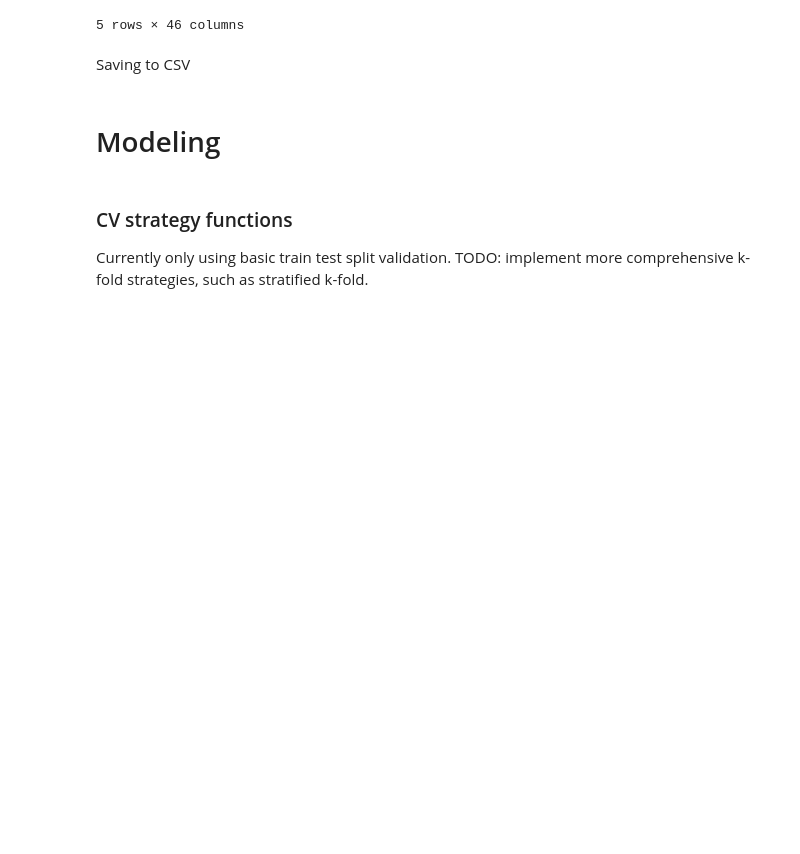
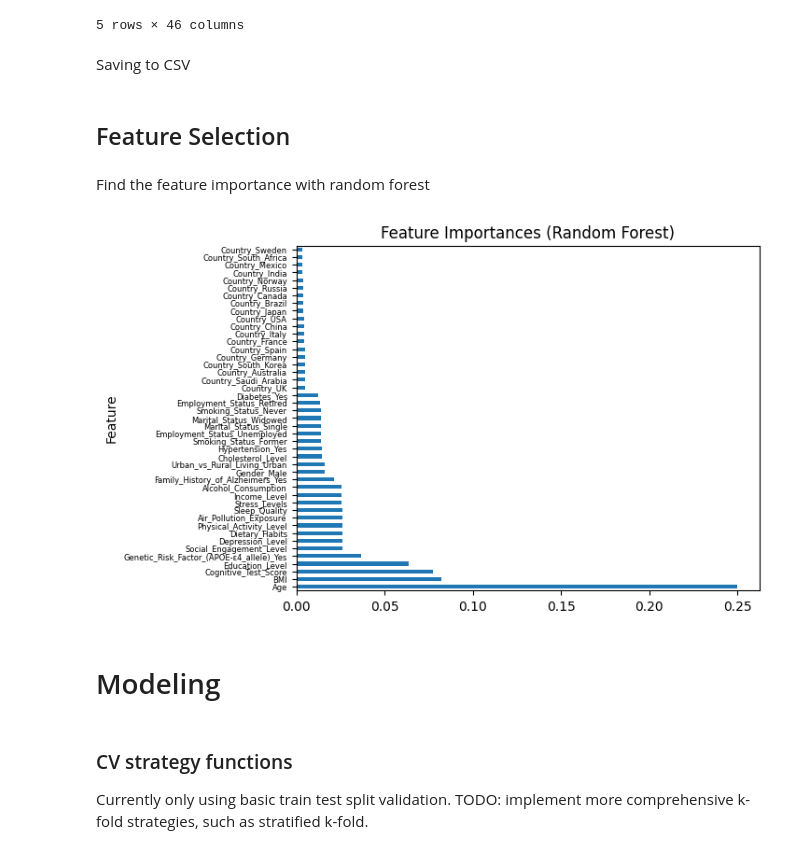
Before and after one commit to DVDMVN/STT811_ALZ_PROJ, a Jupyter notebook: exploration_notebook.ipynb, the cells around one changed output. Cells and saved outputs as stored; diff of their text form; code cells hidden in the pictures; blank space fills up the shorter version.

Commit message:
Feature selection and k-fold cv

```diff
--- a/exploration_notebook.ipynb
+++ b/exploration_notebook.ipynb
@@ -174,5 +174,35 @@ alzheimers_encoded.head()
 Saving to CSV
 # %%
 alzheimers_encoded.to_csv("data/alzheimers_encoded.csv", index=False)
+# %% [markdown]
+## Feature Selection
+# %%
+import pandas as pd
+
+alzheimers_encoded = pd.read_csv("data/alzheimers_encoded.csv")
+
+# Split features and target
+numerical_data = alzheimers_encoded.drop(columns=["Alzheimers_Diagnosis_Yes"])
+target = alzheimers_encoded['Alzheimers_Diagnosis_Yes']
+# %% [markdown]
+Find the feature importance with random forest
+# %%
+from sklearn.ensemble import RandomForestClassifier
+import matplotlib.pyplot as plt
+
+rf = RandomForestClassifier()
+rf.fit(numerical_data, target)
+
+importances = rf.feature_importances_
+imp_df = pd.DataFrame({'Feature': numerical_data.columns, 'Importance': importances})
+imp_df_sorted = imp_df.sort_values(by='Importance', ascending=False)
+
+# Plot all the features with its importances
+imp_df_sorted.plot(kind='barh', x='Feature', y='Importance', legend=False)
+plt.tick_params(axis='y', labelsize=6)
+plt.title('Feature Importances (Random Forest)')
+plt.show()
+# %% [output]
+[figure, added]
 # %% [markdown]
 # Modeling
```
Also changed, not shown: parts of 5 cells of this notebook, 1 other file.
